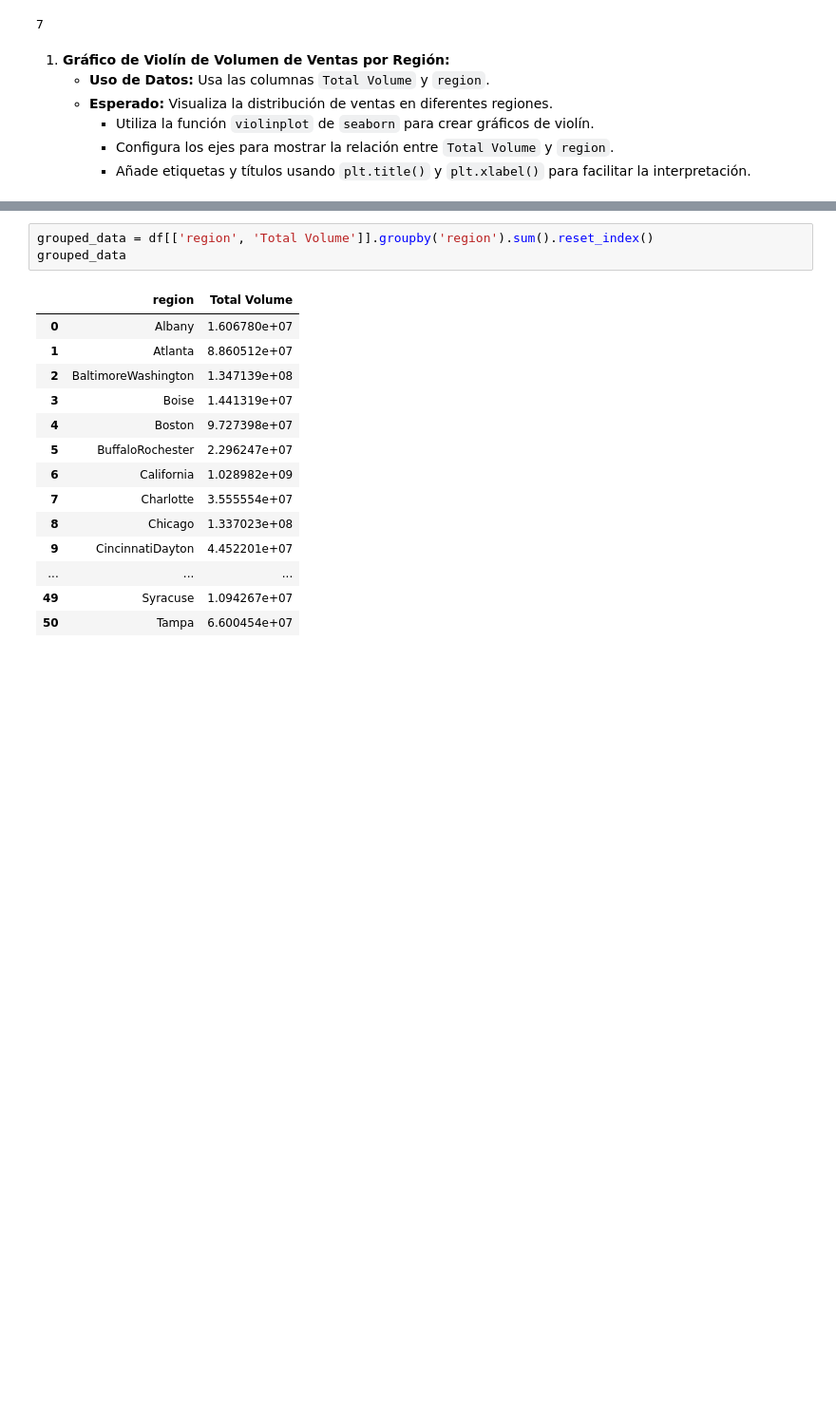
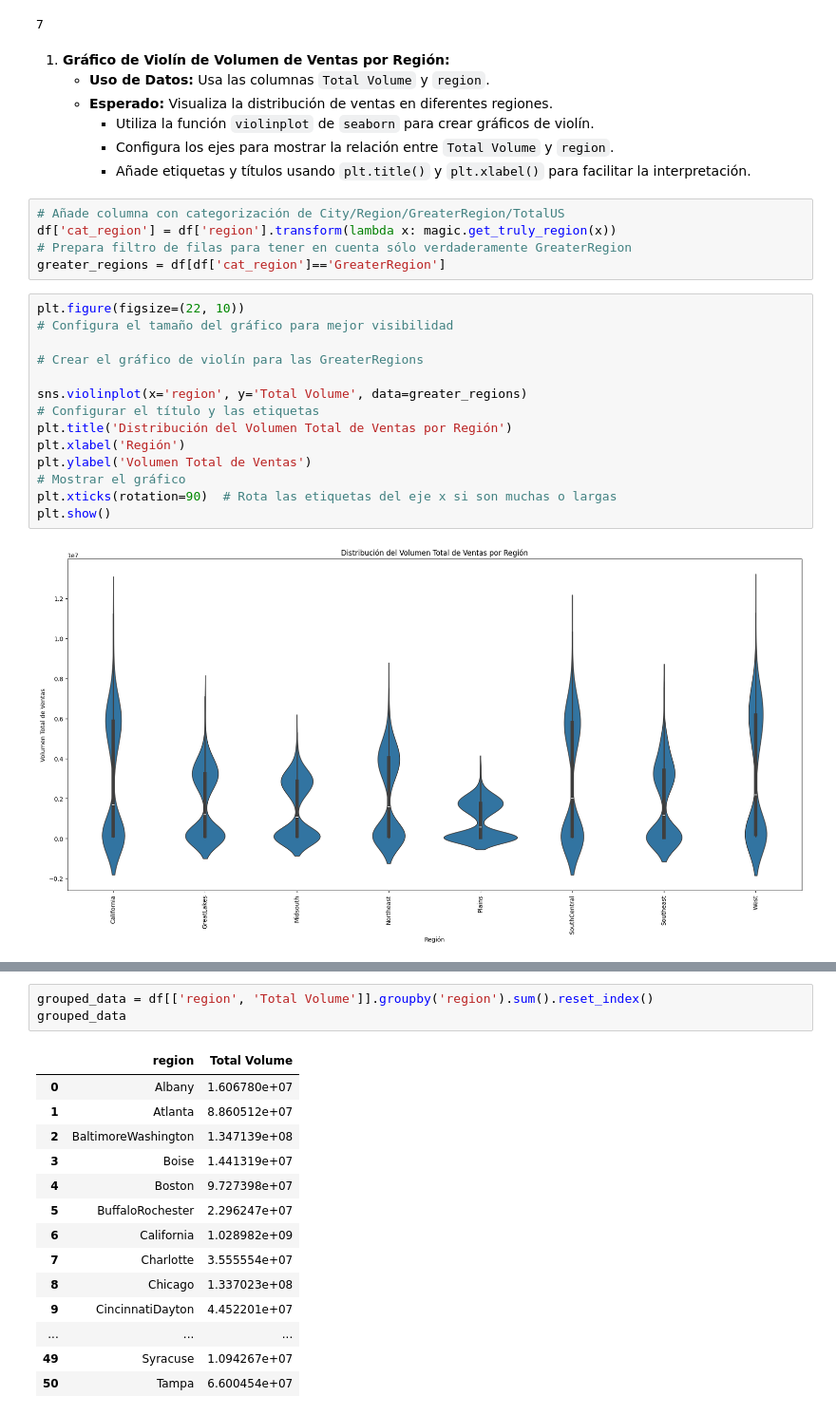
Before and after one commit to albagd77/MAGic-Avocado-TP1, a Jupyter notebook: 02_graficos_para_visualizacion.ipynb, the cells around one changed output, grey strips where cells are left out. Shown at 95% size. Saved outputs shown, nothing was run; the diff lists cells and outputs as text; blank space fills up the shorter version.

```diff
--- a/02_graficos_para_visualizacion.ipynb
+++ b/02_graficos_para_visualizacion.ipynb
@@ -67,3 +69,24 @@ len(lst_regions)
      - Utiliza la función `violinplot` de `seaborn` para crear gráficos de violín.
      - Configura los ejes para mostrar la relación entre `Total Volume` y `region`.
      - Añade etiquetas y títulos usando `plt.title()` y `plt.xlabel()` para facilitar la interpretación.
+# %%
+# Añade columna con categorización de City/Region/GreaterRegion/TotalUS
+df['cat_region'] = df['region'].transform(lambda x: magic.get_truly_region(x))
+# Prepara filtro de filas para tener en cuenta sólo verdaderamente GreaterRegion
+greater_regions = df[df['cat_region']=='GreaterRegion']
+# %%
+plt.figure(figsize=(22, 10))
+# Configura el tamaño del gráfico para mejor visibilidad
+
+# Crear el gráfico de violín para las GreaterRegions
+
+sns.violinplot(x='region', y='Total Volume', data=greater_regions)
+# Configurar el título y las etiquetas
+plt.title('Distribución del Volumen Total de Ventas por Región')
+plt.xlabel('Región')
+plt.ylabel('Volumen Total de Ventas')
+# Mostrar el gráfico
+plt.xticks(rotation=90)  # Rota las etiquetas del eje x si son muchas o largas
+plt.show()
+# %% [output]
+[figure, added]
```
Also changed, not shown: parts of 14 cells of this notebook.
